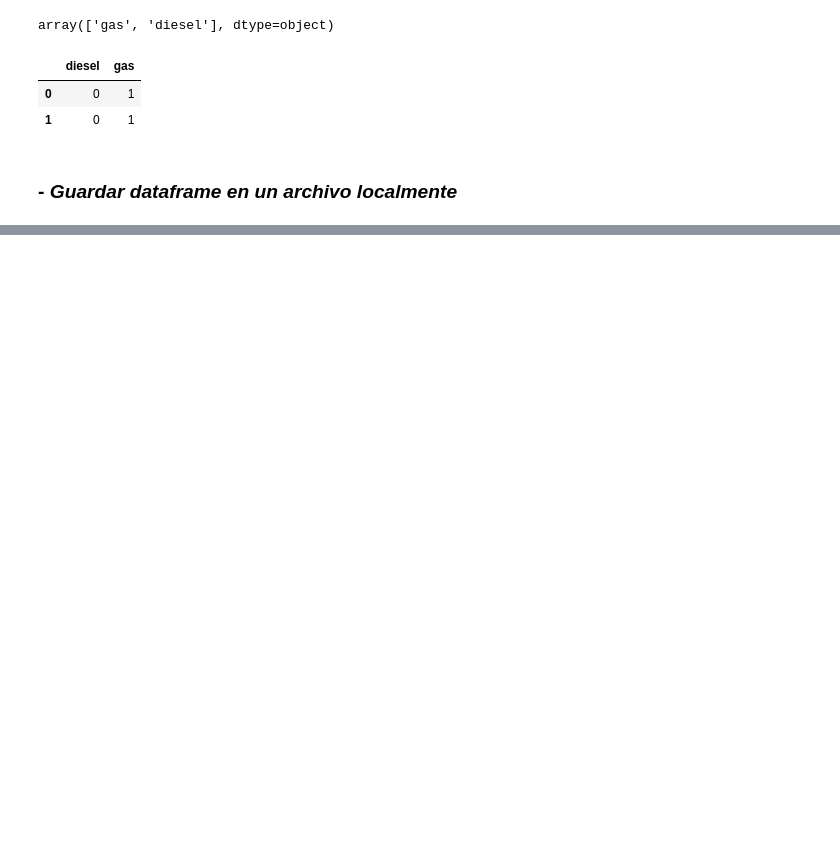
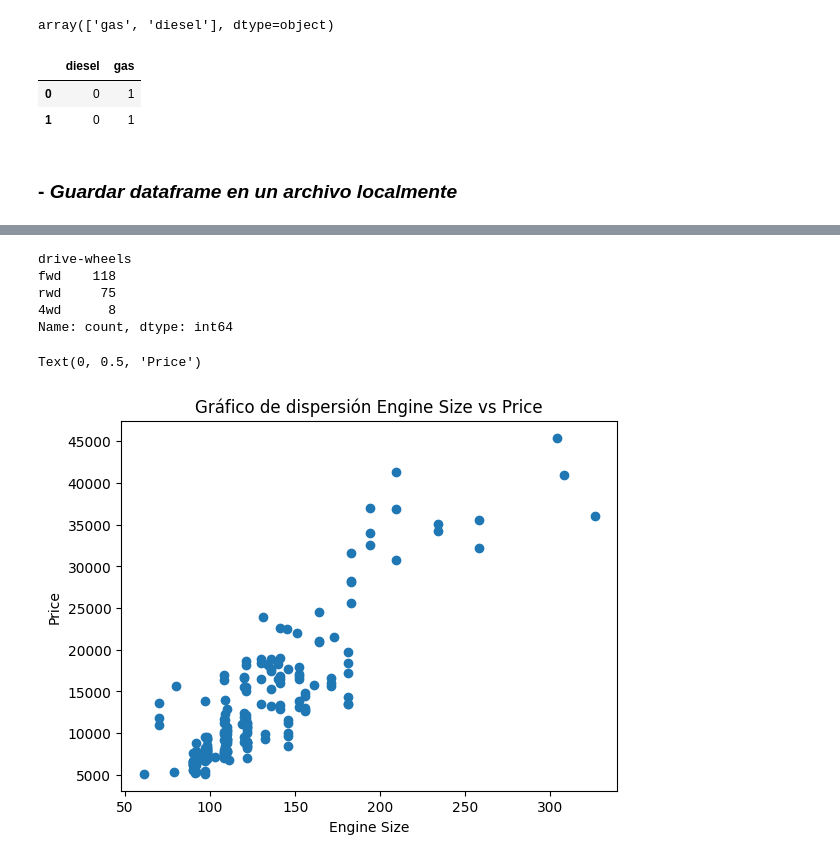
Before and after one commit to ulloa-g/exploratory_data_analysis, a Jupyter notebook: eda.ipynb, the cells around one changed output, grey strips where cells are left out. Cells and saved outputs as stored; diff of their text form; code cells hidden in the pictures; blank space fills up the shorter version.

```diff
--- a/eda.ipynb
+++ b/eda.ipynb
@@ -211,0 +232,21 @@ df.to_csv("output/clean_df.csv", index=False)  # guardo el dataframe en un archi
+# %%
+df["drive-wheels"].value_counts()  # visualización de la cantidad de valores por categoría
+# %% [output]
+drive-wheels
+fwd    118
+rwd     75
+4wd      8
+Name: count, dtype: int64
+# %%
+import matplotlib.pyplot as plt
+%matplotlib inline
+
+y = df["price"]
+x = df["engine-size"]
+plt.scatter(x, y)
+plt.title("Gráfico de dispersión Engine Size vs Price")
+plt.xlabel("Engine Size")
+plt.ylabel("Price")
+# %% [output]
+Text(0, 0.5, 'Price')
+[figure, added]
```
Also changed, not shown: parts of 9 cells of this notebook.
